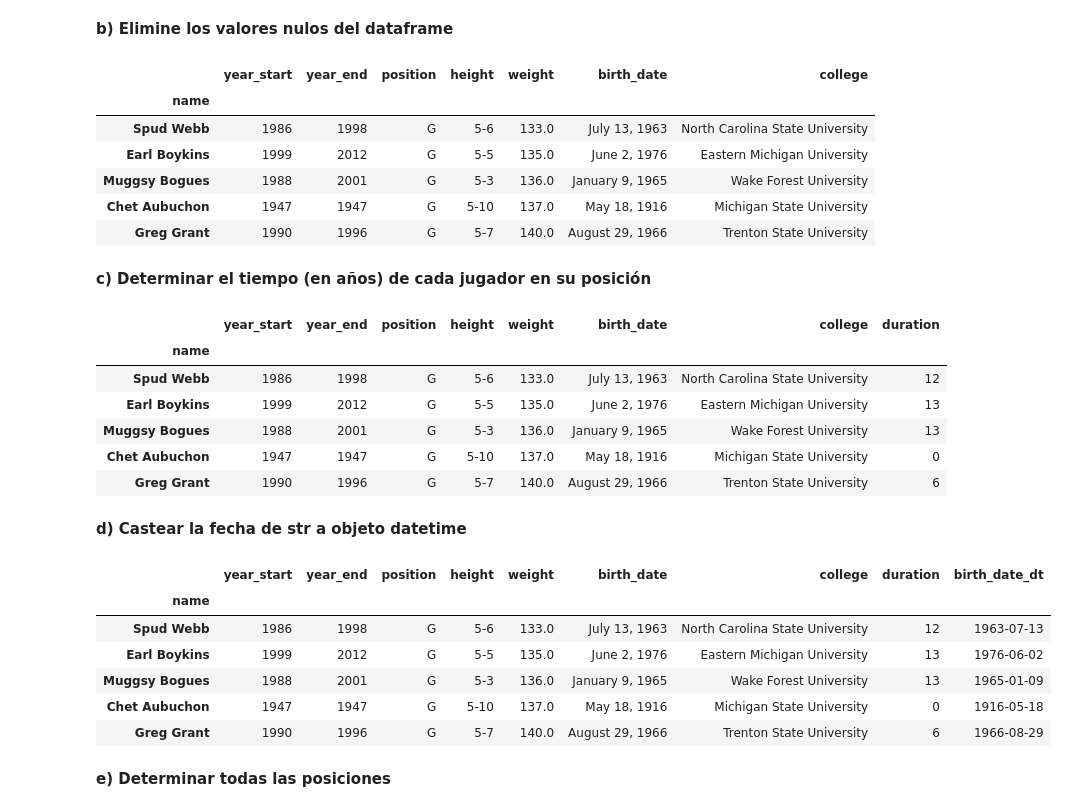
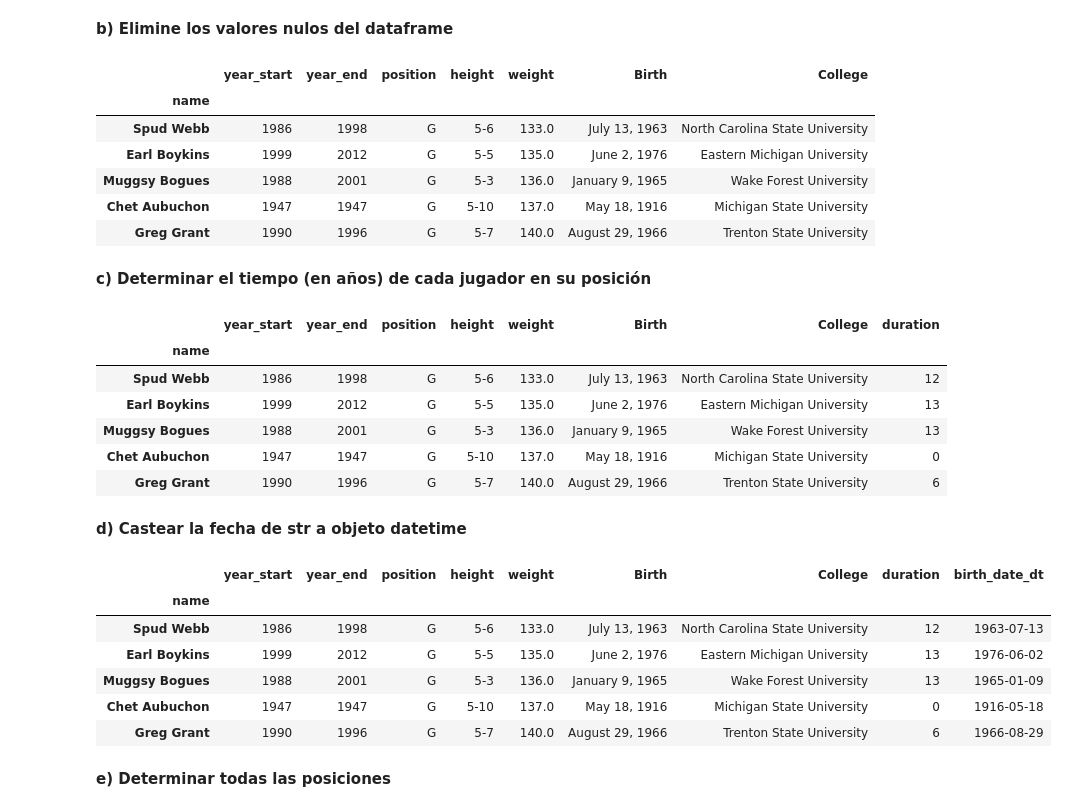
Before and after one commit to fralfaro/MAT281_2020, a Jupyter notebook: C1_data_analysis/03_pandas/03_pandas.ipynb, the cells around one changed output. Cells and saved outputs as stored; diff of their text form; code cells hidden in the pictures.

```diff
--- a/C1_data_analysis/03_pandas/03_pandas.ipynb
+++ b/C1_data_analysis/03_pandas/03_pandas.ipynb
@@ -577,3 +577,7 @@ column 'position':
 3      G
 4      F
 Name: position, dtype: object
+# %%
+# cambiar nombre de una o varias columnas
+player_data = player_data.rename(columns={"birth_date": "Birth", "college": "College"})
+player_data.head()
@@ -649,7 +660,7 @@ mask = lambda df: df.notnull().all(axis=1)
 player_data = player_data[mask]
 player_data.head()
 # %% [output]
-|  | year_start | year_end | position | height | weight | birth_date | college |
+|  | year_start | year_end | position | height | weight | Birth | College |
 | name |  |  |  |  |  |  |  |
 | Spud Webb | 1986 | 1998 | G | 5-6 | 133.0 | July 13, 1963 | North Carolina State University |
 | Earl Boykins | 1999 | 2012 | G | 5-5 | 135.0 | June 2, 1976 | Eastern Michigan University |
@@ -662,7 +673,7 @@ player_data.head()
 player_data['duration'] = player_data['year_end'] - player_data['year_start']
 player_data.head()
 # %% [output]
-|  | year_start | year_end | position | height | weight | birth_date | college | duration |
+|  | year_start | year_end | position | height | weight | Birth | College | duration |
 | name |  |  |  |  |  |  |  |  |
 | Spud Webb | 1986 | 1998 | G | 5-6 | 133.0 | July 13, 1963 | North Carolina State University | 12 |
 | Earl Boykins | 1999 | 2012 | G | 5-5 | 135.0 | June 2, 1976 | Eastern Michigan University | 13 |
@@ -672,10 +683,10 @@ player_data.head()
 # %% [markdown]
 **d) Castear la fecha de str a objeto datetime**
 # %%
-player_data['birth_date_dt'] = pd.to_datetime(player_data['birth_date'], format="%B %d, %Y")
+player_data['birth_date_dt'] = pd.to_datetime(player_data['Birth'], format="%B %d, %Y")
 player_data.head()
 # %% [output]
-|  | year_start | year_end | position | height | weight | birth_date | college | duration | birth_date_dt |
+|  | year_start | year_end | position | height | weight | Birth | College | duration | birth_date_dt |
 | name |  |  |  |  |  |  |  |  |  |
 | Spud Webb | 1986 | 1998 | G | 5-6 | 133.0 | July 13, 1963 | North Carolina State University | 12 | 1963-07-13 |
 | Earl Boykins | 1999 | 2012 | G | 5-5 | 135.0 | June 2, 1976 | Eastern Michigan University | 13 | 1976-06-02 |
```
Also changed, not shown: parts of 4 cells of this notebook.
